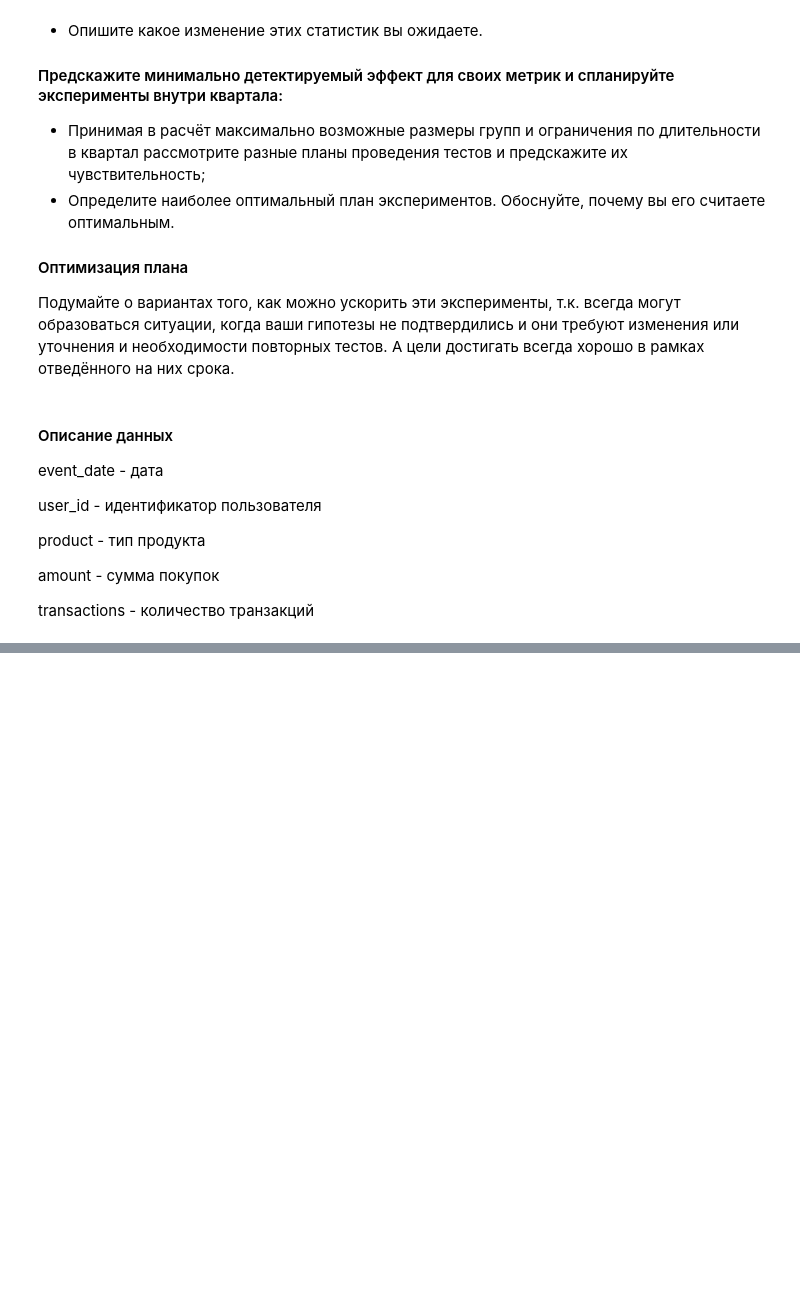
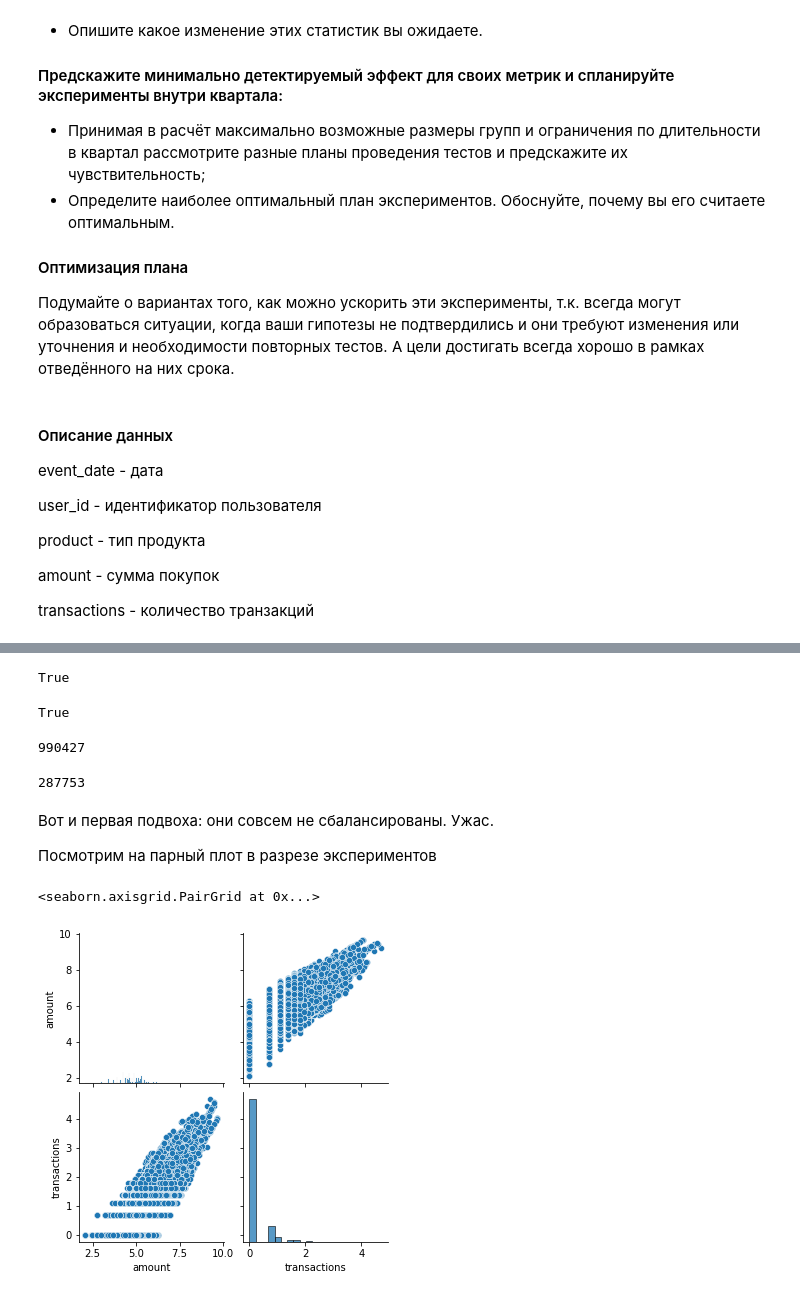
Before and after one commit to yk4r2/AAA, a Jupyter notebook: Experiments/homeworks/HW1/main.ipynb, the cells around one changed output, grey strips where cells are left out. Cells and saved outputs as stored; diff of their text form; code cells hidden in the pictures; blank space fills up the shorter version.

```diff
--- a/Experiments/homeworks/HW1/main.ipynb
+++ b/Experiments/homeworks/HW1/main.ipynb
@@ -69,0 +154,25 @@ df['event_date']=df.event_date.apply(date_converter)
+# %%
+df_1[df_1['product'] == 'basic']['event_date'].min() == df_1[df_1['product'] == 'advanced']['event_date'].min()
+# %% [output]
+True
+# %%
+df_1[df_1['product'] == 'basic']['event_date'].max() == df_1[df_1['product'] == 'advanced']['event_date'].max()
+# %% [output]
+True
+# %%
+len(df_1[df_1['product'] == 'basic']['event_date'])
+# %% [output]
+990427
+# %%
+len(df_1[df_1['product'] == 'advanced']['event_date'])
+# %% [output]
+287753
+# %% [markdown]
+Вот и первая подвоха: они совсем не сбалансированы. Ужас.
+
+Посмотрим на парный плот в разрезе экспериментов
+# %%
+sns.pairplot(df_1[df_1['product'] == 'basic'][['amount', 'transactions']].apply(np.log))
+# %% [output]
+<seaborn.axisgrid.PairGrid at 0x...>
+[figure, added]
```
Also changed, not shown: parts of 52 cells of this notebook.
